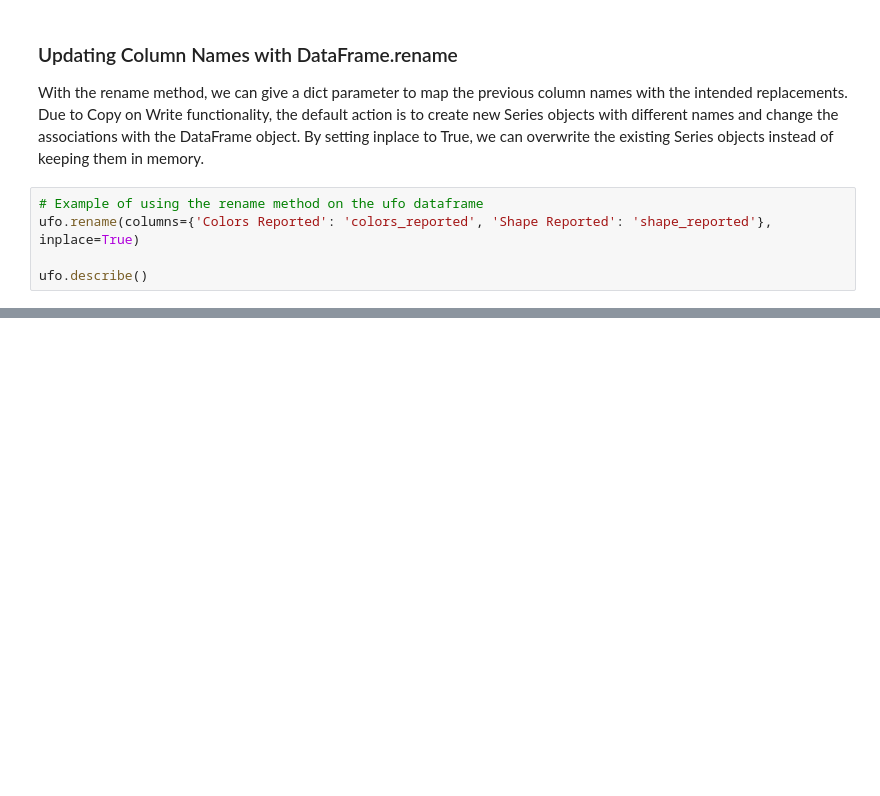
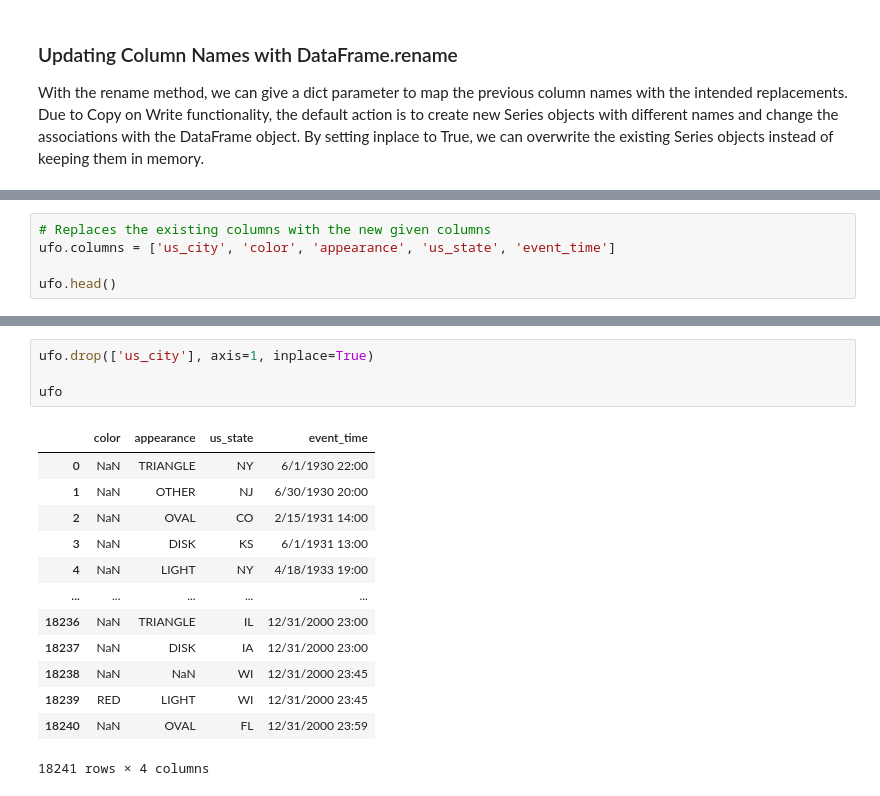
Before and after one commit to MonicaAmelia/python_data_practice, a Jupyter notebook: pandas/pandas.ipynb, the cells around one changed output, grey strips where cells are left out. Cells and saved outputs as stored; diff of their text form; blank space fills up the shorter version.

```diff
--- a/pandas/pandas.ipynb
+++ b/pandas/pandas.ipynb
@@ -191,8 +279,3 @@ Index(['City', 'Colors Reported', 'Shape Reported', 'State', 'Time'], dtype='obj
 ### Updating Column Names with DataFrame.rename
 
 With the rename method, we can give a dict parameter to map the previous column names with the intended replacements. Due to Copy on Write functionality, the default action is to create new Series objects with different names and change the associations with the DataFrame object. By setting inplace to True, we can overwrite the existing Series objects instead of keeping them in memory.
-# %%
-# Example of using the rename method on the ufo dataframe
-ufo.rename(columns={'Colors Reported': 'colors_reported', 'Shape Reported': 'shape_reported'}, inplace=True)
-
-ufo.describe()
@@ -204,0 +295,5 @@ The rename method is a great option when a few columns need to be renamed. Howev
+# %%
+# Replaces the existing columns with the new given columns
+ufo.columns = ['us_city', 'color', 'appearance', 'us_state', 'event_time']
+
+ufo.head()
@@ -204,0 +311,18 @@ The rename method is a great option when a few columns need to be renamed. Howev
+# %%
+ufo.drop(['us_city'], axis=1, inplace=True)
+
+ufo
+# %% [output]
+|  | color | appearance | us_state | event_time |
+| 0 | NaN | TRIANGLE | NY | 6/1/1930 22:00 |
+| 1 | NaN | OTHER | NJ | 6/30/1930 20:00 |
+| 2 | NaN | OVAL | CO | 2/15/1931 14:00 |
+| 3 | NaN | DISK | KS | 6/1/1931 13:00 |
+| 4 | NaN | LIGHT | NY | 4/18/1933 19:00 |
+| ... | ... | ... | ... | ... |
+| 18236 | NaN | TRIANGLE | IL | 12/31/2000 23:00 |
+| 18237 | NaN | DISK | IA | 12/31/2000 23:00 |
+| 18238 | NaN | NaN | WI | 12/31/2000 23:45 |
+| 18239 | RED | LIGHT | WI | 12/31/2000 23:45 |
+| 18240 | NaN | OVAL | FL | 12/31/2000 23:59 |
+18241 rows × 4 columns
```
Also changed, not shown: parts of 24 cells of this notebook.
